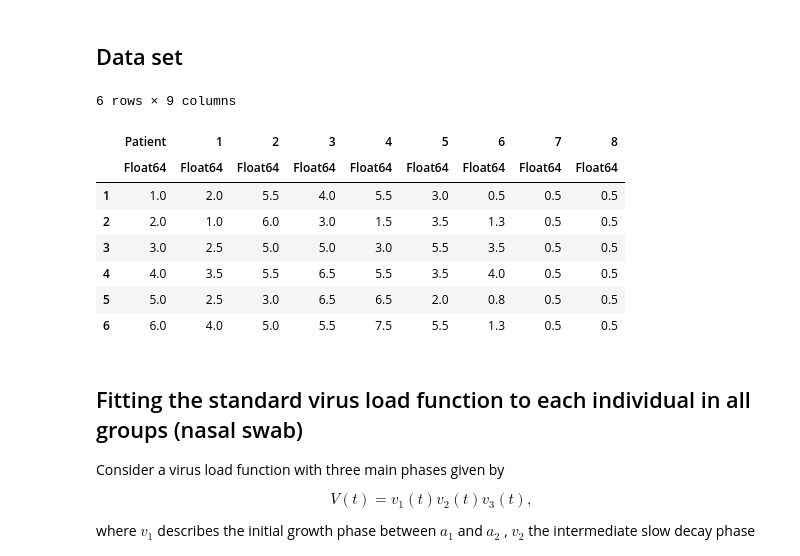
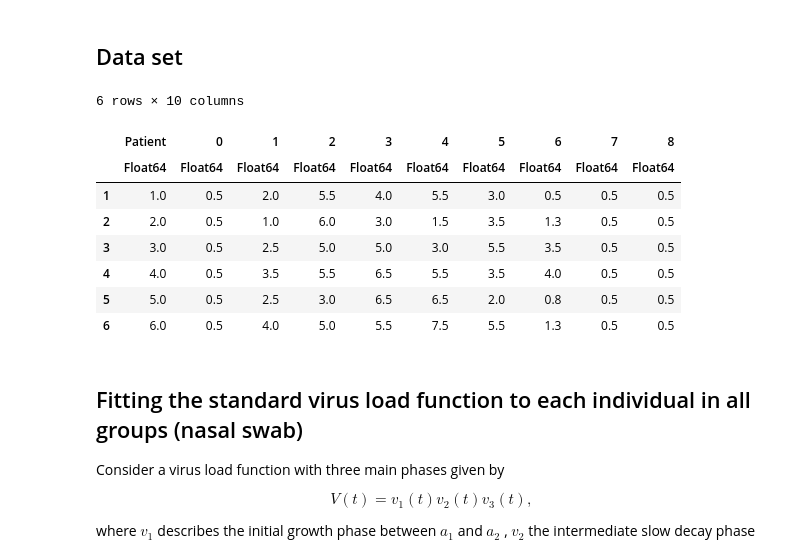
Before and after one commit to ccontrer/20-08Covid19Physiology, a Jupyter notebook: julia/07a Fitting models to Influenza A data (Baccam 2008).ipynb, the cells around one changed output. Drawn from its saved outputs; the diff is of its cells as text; code cells hidden in the pictures.

Commit message:
baccam data fix

```diff
--- a/julia/07a Fitting models to Influenza A data (Baccam 2008).ipynb
+++ b/julia/07a Fitting models to Influenza A data (Baccam 2008).ipynb
@@ -18,17 +18,18 @@ using .VirusLoadCurve
 # %%
 filename = "../../data/Baccam2008/table1.csv"
 temp = readdlm(filename, ',', Float64, '\n', header=true)
 DATA = DataFrame(temp[1], Symbol.(temp[2][:]))
+insertcols!(DATA, 2, "0" => 0.5)
 # %% [output]
-6 rows × 9 columns
+6 rows × 10 columns
-|  | Patient | 1 | 2 | 3 | 4 | 5 | 6 | 7 | 8 |
-|  | Float64 | Float64 | Float64 | Float64 | Float64 | Float64 | Float64 | Float64 | Float64 |
-| 1 | 1.0 | 2.0 | 5.5 | 4.0 | 5.5 | 3.0 | 0.5 | 0.5 | 0.5 |
-| 2 | 2.0 | 1.0 | 6.0 | 3.0 | 1.5 | 3.5 | 1.3 | 0.5 | 0.5 |
-| 3 | 3.0 | 2.5 | 5.0 | 5.0 | 3.0 | 5.5 | 3.5 | 0.5 | 0.5 |
-| 4 | 4.0 | 3.5 | 5.5 | 6.5 | 5.5 | 3.5 | 4.0 | 0.5 | 0.5 |
-| 5 | 5.0 | 2.5 | 3.0 | 6.5 | 6.5 | 2.0 | 0.8 | 0.5 | 0.5 |
-| 6 | 6.0 | 4.0 | 5.0 | 5.5 | 7.5 | 5.5 | 1.3 | 0.5 | 0.5 |
+|  | Patient | 0 | 1 | 2 | 3 | 4 | 5 | 6 | 7 | 8 |
+|  | Float64 | Float64 | Float64 | Float64 | Float64 | Float64 | Float64 | Float64 | Float64 | Float64 |
+| 1 | 1.0 | 0.5 | 2.0 | 5.5 | 4.0 | 5.5 | 3.0 | 0.5 | 0.5 | 0.5 |
+| 2 | 2.0 | 0.5 | 1.0 | 6.0 | 3.0 | 1.5 | 3.5 | 1.3 | 0.5 | 0.5 |
+| 3 | 3.0 | 0.5 | 2.5 | 5.0 | 5.0 | 3.0 | 5.5 | 3.5 | 0.5 | 0.5 |
+| 4 | 4.0 | 0.5 | 3.5 | 5.5 | 6.5 | 5.5 | 3.5 | 4.0 | 0.5 | 0.5 |
+| 5 | 5.0 | 0.5 | 2.5 | 3.0 | 6.5 | 6.5 | 2.0 | 0.8 | 0.5 | 0.5 |
+| 6 | 6.0 | 0.5 | 4.0 | 5.0 | 5.5 | 7.5 | 5.5 | 1.3 | 0.5 | 0.5 |
 # %%
 vlims = (0., 8)
 plt = plot(legend=:none, ylims=vlims)
```
Also changed, not shown: parts of 4 cells of this notebook, 17 other files.
